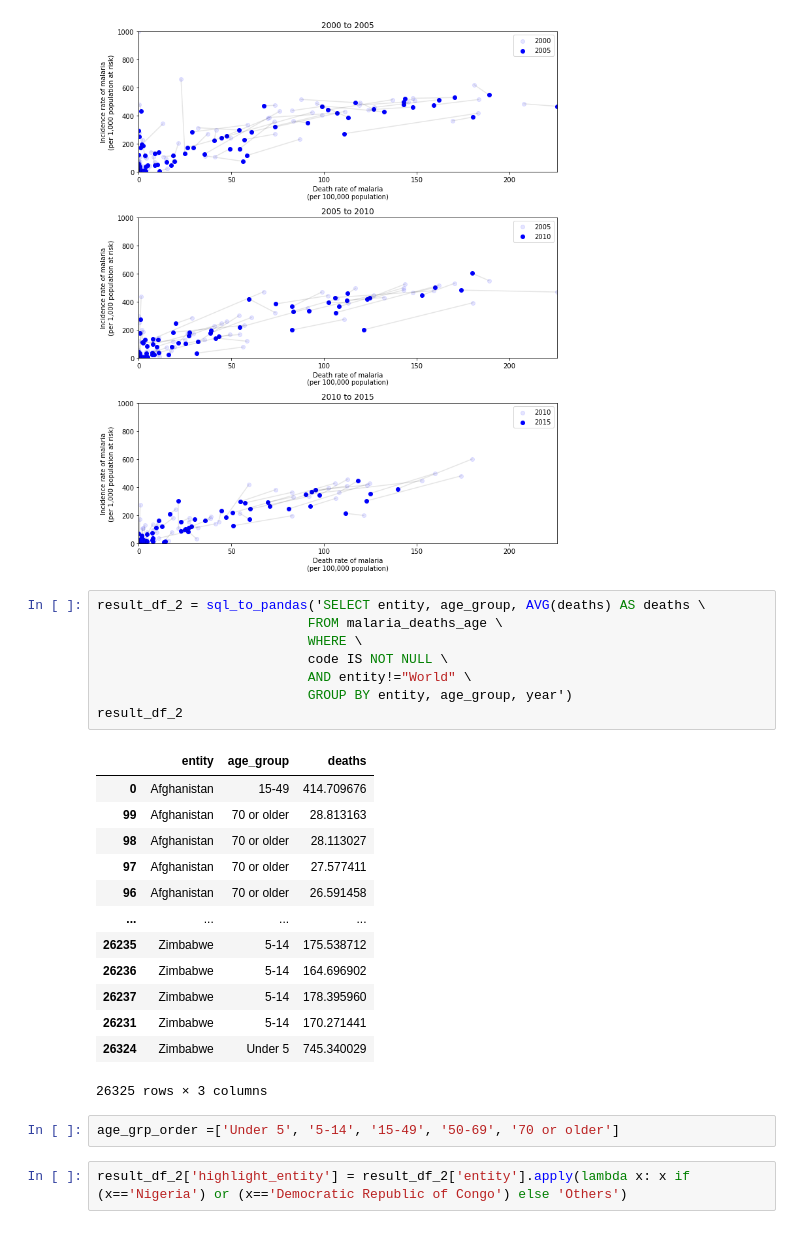
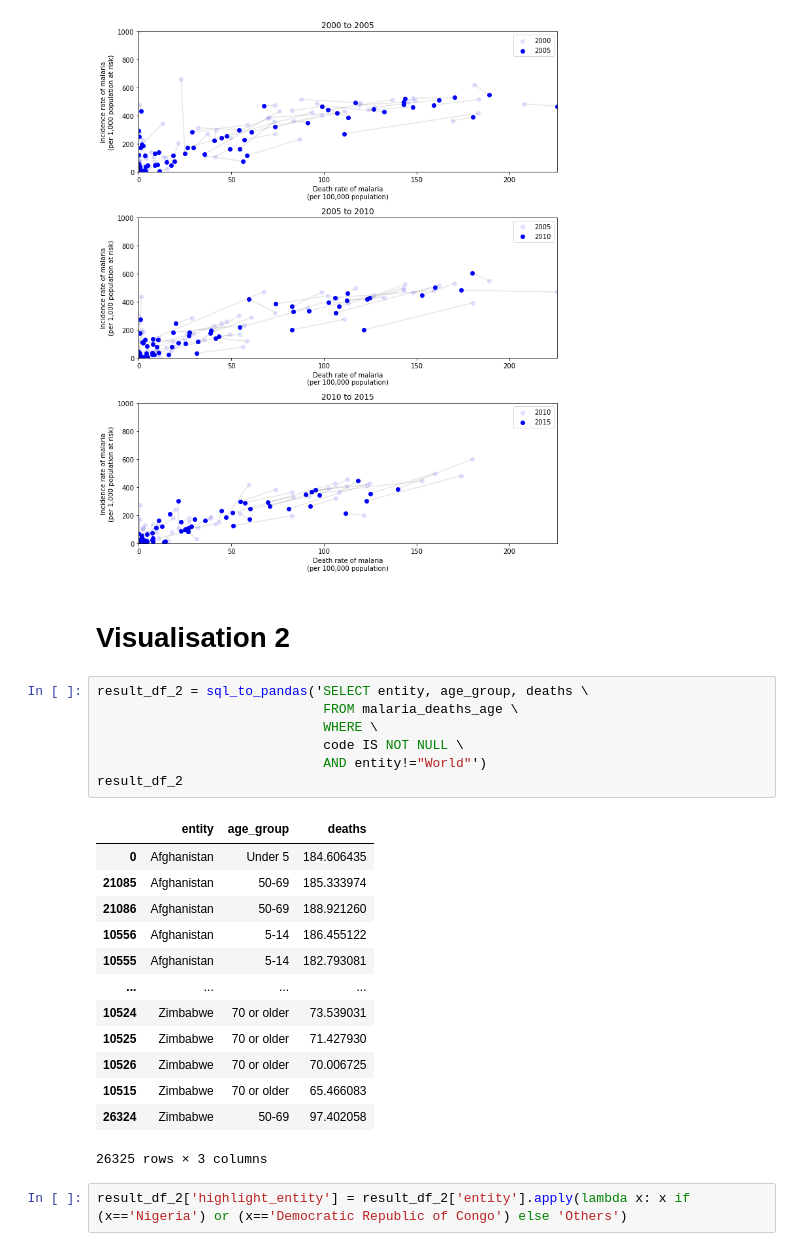
Before and after one commit to simonchuth/sgh_assessment, a Jupyter notebook: malaria_notebook.ipynb, the cells around one changed output. Cells and saved outputs as stored; diff of their text form.

Commit message:
Completed 3 visualisation

```diff
--- a/malaria_notebook.ipynb
+++ b/malaria_notebook.ipynb
@@ -348,30 +350,29 @@ plt.tight_layout()
 plt.show()
 # %% [output]
 [figure]
+# %% [markdown]
+# Visualisation 2
 # %%
-result_df_2 = sql_to_pandas('SELECT entity, age_group, AVG(deaths) AS deaths \
-                           FROM malaria_deaths_age \
-                           WHERE \
-                           code IS NOT NULL \
-                           AND entity!="World" \
-                           GROUP BY entity, age_group, year')
+result_df_2 = sql_to_pandas('SELECT entity, age_group, deaths \
+                             FROM malaria_deaths_age \
+                             WHERE \
+                             code IS NOT NULL \
+                             AND entity!="World"')
 result_df_2
 # %% [output]
 |  | entity | age_group | deaths |
-| 0 | Afghanistan | 15-49 | 414.709676 |
-| 99 | Afghanistan | 70 or older | 28.813163 |
-| 98 | Afghanistan | 70 or older | 28.113027 |
-| 97 | Afghanistan | 70 or older | 27.577411 |
-| 96 | Afghanistan | 70 or older | 26.591458 |
+| 0 | Afghanistan | Under 5 | 184.606435 |
+| 21085 | Afghanistan | 50-69 | 185.333974 |
+| 21086 | Afghanistan | 50-69 | 188.921260 |
+| 10556 | Afghanistan | 5-14 | 186.455122 |
+| 10555 | Afghanistan | 5-14 | 182.793081 |
 | ... | ... | ... | ... |
-| 26235 | Zimbabwe | 5-14 | 175.538712 |
-| 26236 | Zimbabwe | 5-14 | 164.696902 |
-| 26237 | Zimbabwe | 5-14 | 178.395960 |
-| 26231 | Zimbabwe | 5-14 | 170.271441 |
-| 26324 | Zimbabwe | Under 5 | 745.340029 |
+| 10524 | Zimbabwe | 70 or older | 73.539031 |
+| 10525 | Zimbabwe | 70 or older | 71.427930 |
+| 10526 | Zimbabwe | 70 or older | 70.006725 |
+| 10515 | Zimbabwe | 70 or older | 65.466083 |
+| 26324 | Zimbabwe | 50-69 | 97.402058 |
 26325 rows × 3 columns
-# %%
-age_grp_order =['Under 5', '5-14', '15-49', '50-69', '70 or older']
 # %%
 result_df_2['highlight_entity'] = result_df_2['entity'].apply(lambda x: x if (x=='Nigeria') or (x=='Democratic Republic of Congo') else 'Others')
 # %%
```
Also changed, not shown: parts of 11 cells of this notebook.
